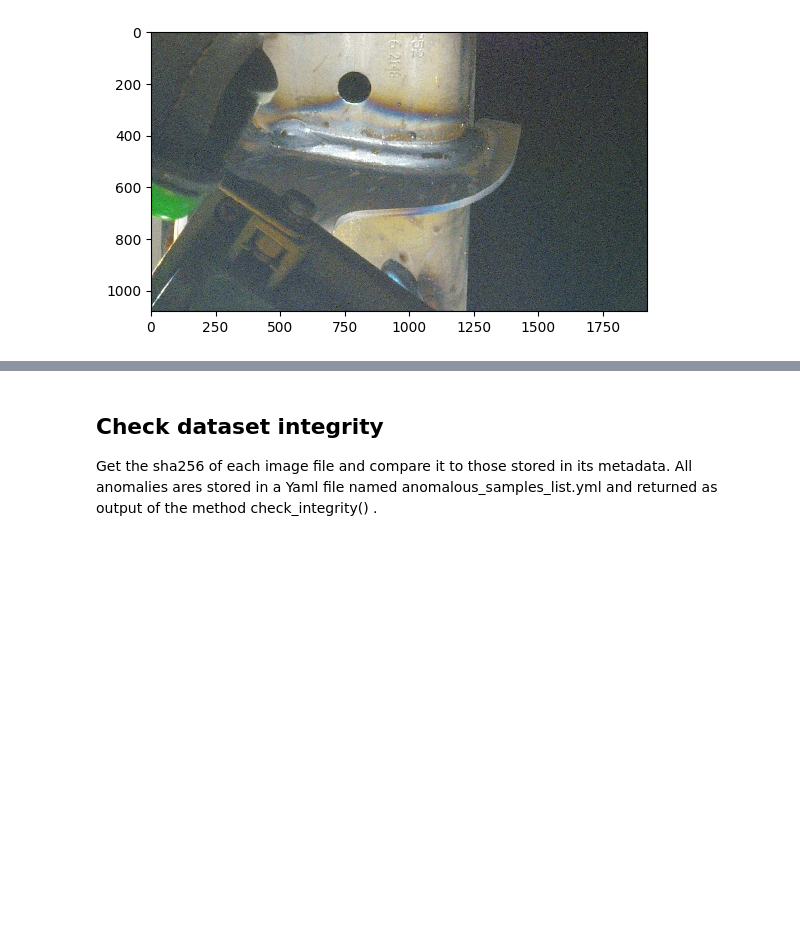
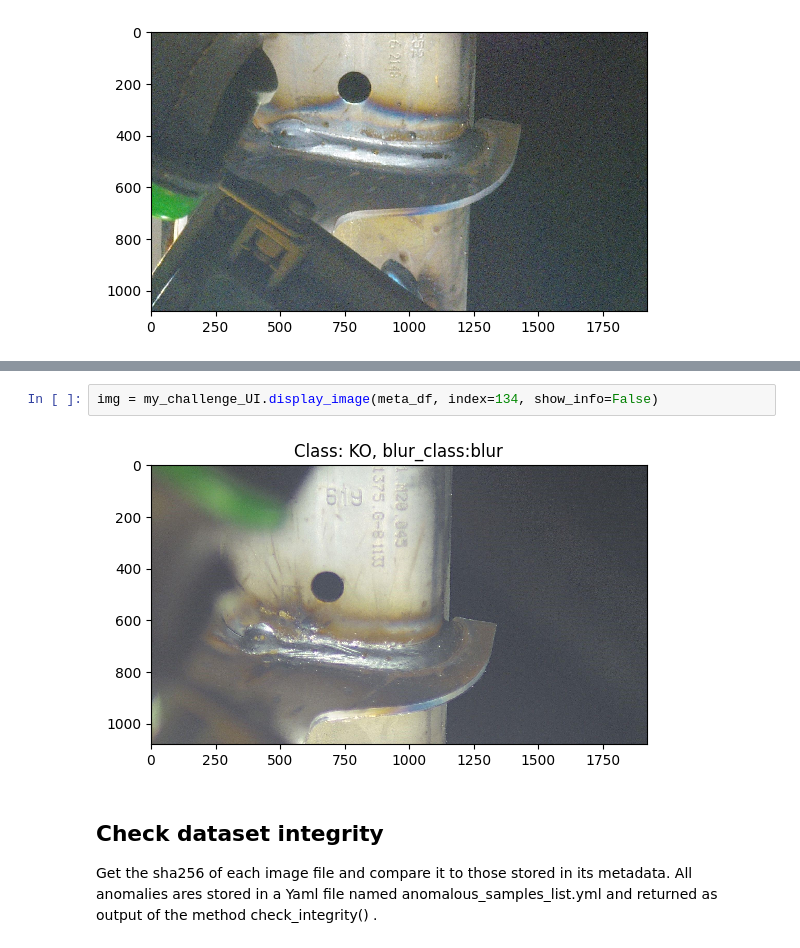
Before and after one commit to confianceai/Challenge-Welding-Starter-Kit, a Jupyter notebook: examples/01-Tutorial.ipynb, the cells around one changed output, grey strips where cells are left out. Saved outputs shown, nothing was run; the diff lists cells and outputs as text; blank space fills up the shorter version.

```diff
--- a/examples/01-Tutorial.ipynb
+++ b/examples/01-Tutorial.ipynb
@@ -140,3 +234,7 @@ plt.show()
+# %%
+img = my_challenge_UI.display_image(meta_df, index=134, show_info=False)
+# %% [output]
+[figure, added]
 # %% [markdown]
 ## Check dataset integrity
 
```
Also changed, not shown: parts of 20 cells of this notebook, 8 other files.
